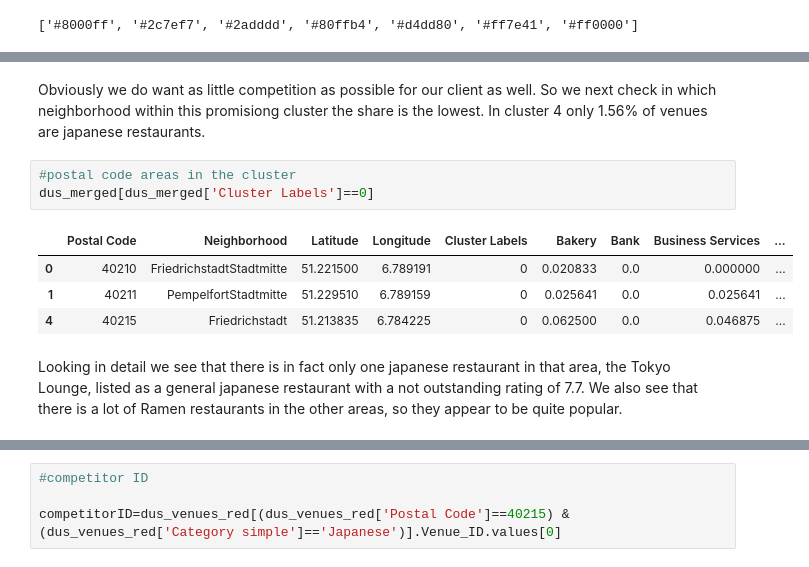
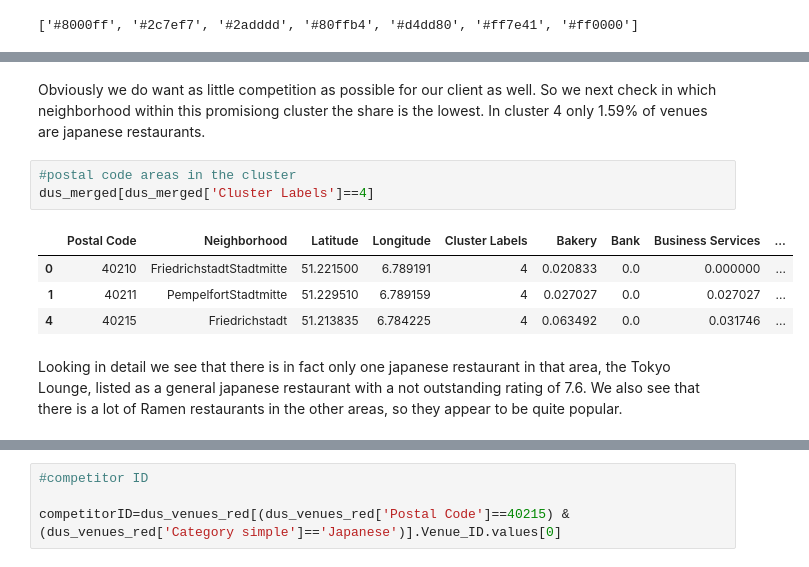
Before and after one commit to sybze/Coursera_Capstone, a Jupyter notebook: The Battle of the Neighborhoods_Notebook.ipynb, the cells around one changed output, grey strips where cells are left out. Drawn from its saved outputs; the diff is of its cells as text.

```diff
--- a/The Battle of the Neighborhoods_Notebook.ipynb
+++ b/The Battle of the Neighborhoods_Notebook.ipynb
@@ -407,15 +348,15 @@ dus_merged.groupby('Cluster Labels').mean()
 # %% [markdown]
-Obviously we do want as little competition as possible for our client as well. So we next check in which neighborhood within this promisiong cluster the share is the lowest. In cluster 4 only 1.56% of venues are japanese restaurants.
+Obviously we do want as little competition as possible for our client as well. So we next check in which neighborhood within this promisiong cluster the share is the lowest. In cluster 4 only 1.59% of venues are japanese restaurants.
 # %%
 #postal code areas in the cluster
-dus_merged[dus_merged['Cluster Labels']==0]
+dus_merged[dus_merged['Cluster Labels']==4]
 # %% [output]
 |  | Postal Code | Neighborhood | Latitude | Longitude | Cluster Labels | Bakery | Bank | Business Services | ... |
-| 0 | 40210 | FriedrichstadtStadtmitte | 51.221500 | 6.789191 | 0 | 0.020833 | 0.0 | 0.000000 | ... |
-| 1 | 40211 | PempelfortStadtmitte | 51.229510 | 6.789159 | 0 | 0.025641 | 0.0 | 0.025641 | ... |
-| 4 | 40215 | Friedrichstadt | 51.213835 | 6.784225 | 0 | 0.062500 | 0.0 | 0.046875 | ... |
+| 0 | 40210 | FriedrichstadtStadtmitte | 51.221500 | 6.789191 | 4 | 0.020833 | 0.0 | 0.000000 | ... |
+| 1 | 40211 | PempelfortStadtmitte | 51.229510 | 6.789159 | 4 | 0.027027 | 0.0 | 0.027027 | ... |
+| 4 | 40215 | Friedrichstadt | 51.213835 | 6.784225 | 4 | 0.063492 | 0.0 | 0.031746 | ... |
 # %% [markdown]
-Looking in detail we see that there is in fact only one japanese restaurant in that area, the Tokyo Lounge, listed as a general japanese restaurant with a not outstanding rating of 7.7. We also see that there is a lot of Ramen restaurants in the other areas, so they appear to be quite popular.
+Looking in detail we see that there is in fact only one japanese restaurant in that area, the Tokyo Lounge, listed as a general japanese restaurant with a not outstanding rating of 7.6. We also see that there is a lot of Ramen restaurants in the other areas, so they appear to be quite popular.
 # %%
 #japanese restaurants in the clusters
 dus_venues_red[(dus_venues_red['Postal Code'].isin([40215,40211,40210])) & (dus_venues_red['Category simple']=='Japanese')]
```
Also changed, not shown: parts of 21 cells of this notebook.
